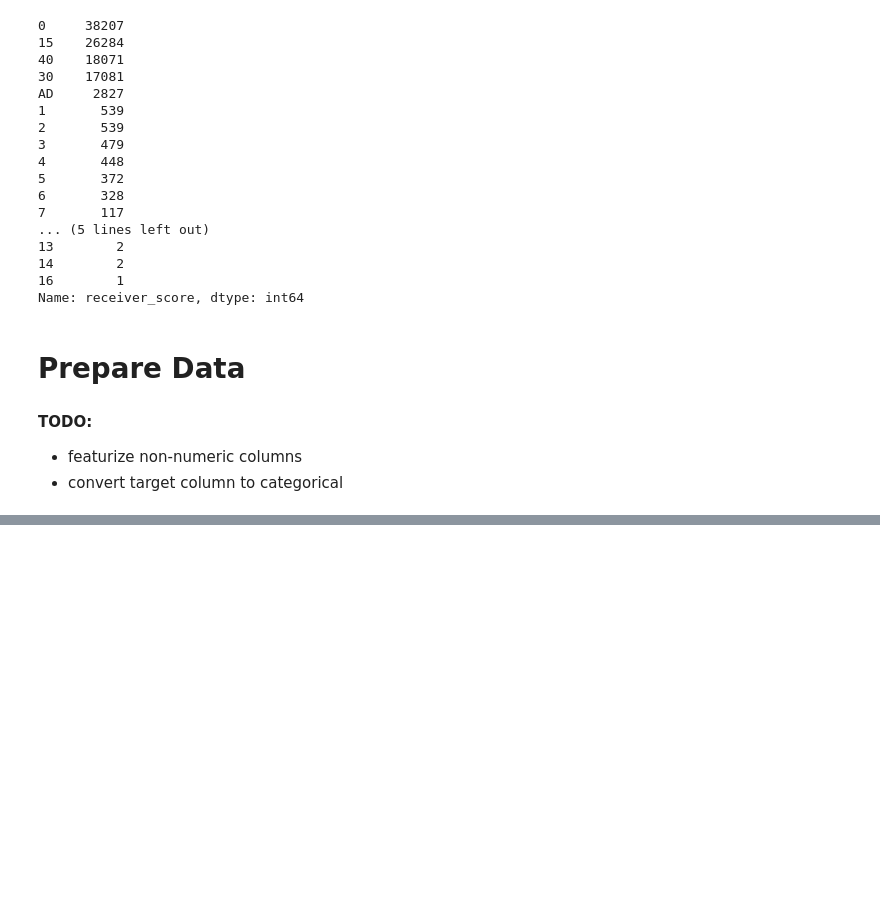
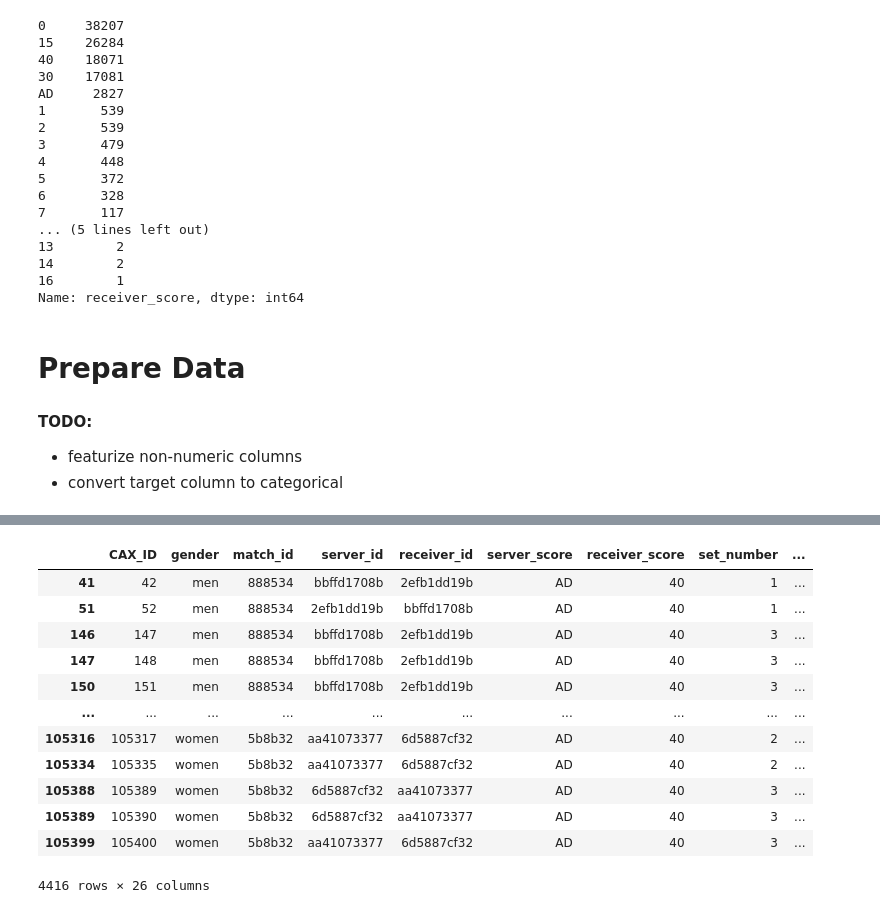
Before and after one commit to pjleimbigler/AO-Data-Slam-2023, a Jupyter notebook: notebooks/1 - Explore Data and Fit Baseline Model.ipynb, the cells around one changed output, grey strips where cells are left out. Drawn from its saved outputs; the diff is of its cells as text; code cells hidden in the pictures; blank space fills up the shorter version.

```diff
--- a/notebooks/1 - Explore Data and Fit Baseline Model.ipynb
+++ b/notebooks/1 - Explore Data and Fit Baseline Model.ipynb
@@ -17,7 +19,7 @@ plt.rcParams['figure.facecolor'] = 'w'
 # %% [markdown]
 # Load and Explore Data
 # %%
-df = pd.read_csv('data/AO_2023_Training_file.csv')
+df = pd.read_csv('../data/AO_2023_Training_file.csv')
 df.shape
 # %% [output]
 (105420, 20)
@@ -242,0 +185,16 @@ array([[0.3437937 , 0.16628699, 0.12801322, 0.04290588, 0.04184625,
+# %%
+df[df['server_score'] == 'AD']
+# %% [output]
+|  | CAX_ID | gender | match_id | server_id | receiver_id | server_score | receiver_score | set_number | ... |
+| 41 | 42 | men | 888534 | bbffd1708b | 2efb1dd19b | AD | 40 | 1 | ... |
+| 51 | 52 | men | 888534 | 2efb1dd19b | bbffd1708b | AD | 40 | 1 | ... |
+| 146 | 147 | men | 888534 | bbffd1708b | 2efb1dd19b | AD | 40 | 3 | ... |
+| 147 | 148 | men | 888534 | bbffd1708b | 2efb1dd19b | AD | 40 | 3 | ... |
+| 150 | 151 | men | 888534 | bbffd1708b | 2efb1dd19b | AD | 40 | 3 | ... |
+| ... | ... | ... | ... | ... | ... | ... | ... | ... | ... |
+| 105316 | 105317 | women | 5b8b32 | aa41073377 | 6d5887cf32 | AD | 40 | 2 | ... |
+| 105334 | 105335 | women | 5b8b32 | aa41073377 | 6d5887cf32 | AD | 40 | 2 | ... |
+| 105388 | 105389 | women | 5b8b32 | 6d5887cf32 | aa41073377 | AD | 40 | 3 | ... |
+| 105389 | 105390 | women | 5b8b32 | 6d5887cf32 | aa41073377 | AD | 40 | 3 | ... |
+| 105399 | 105400 | women | 5b8b32 | aa41073377 | 6d5887cf32 | AD | 40 | 3 | ... |
+4416 rows × 26 columns
```
Also changed, not shown: parts of 51 cells of this notebook.
